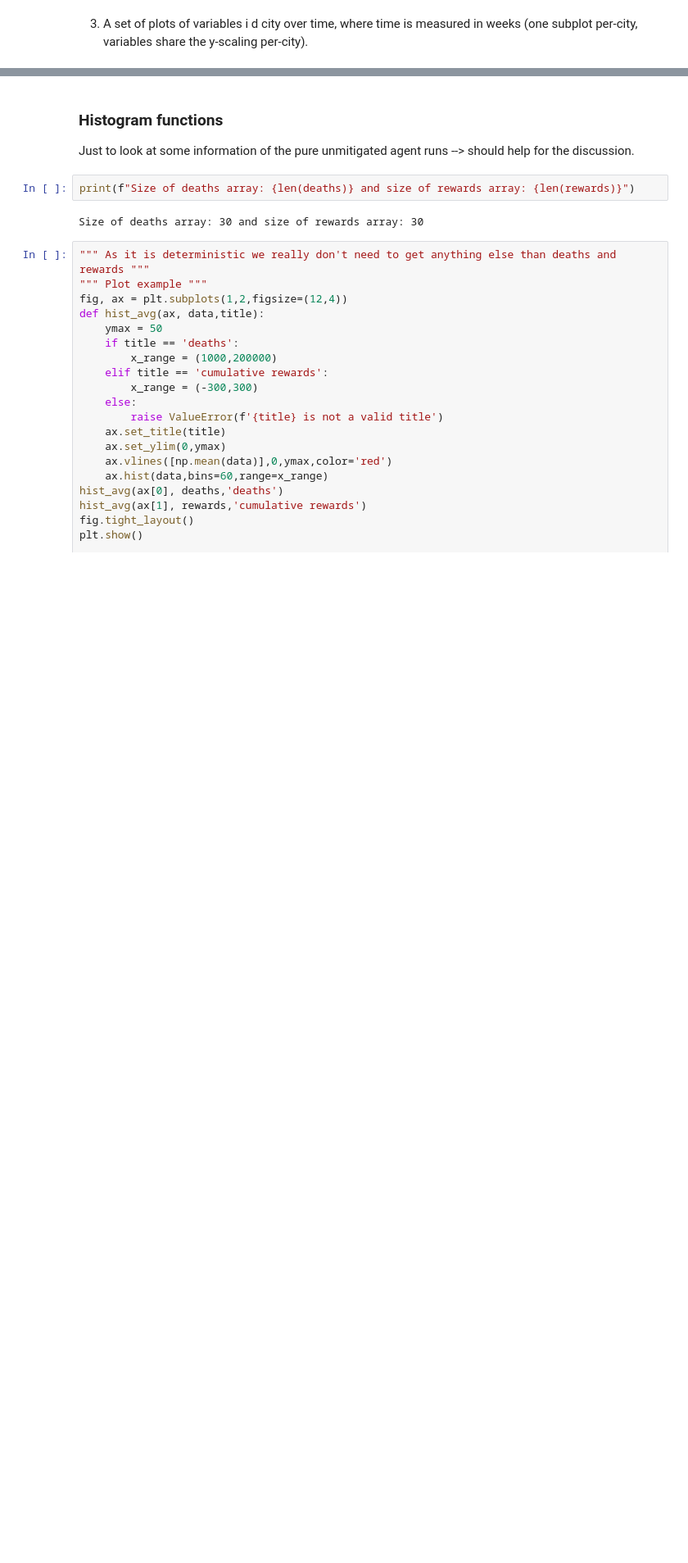
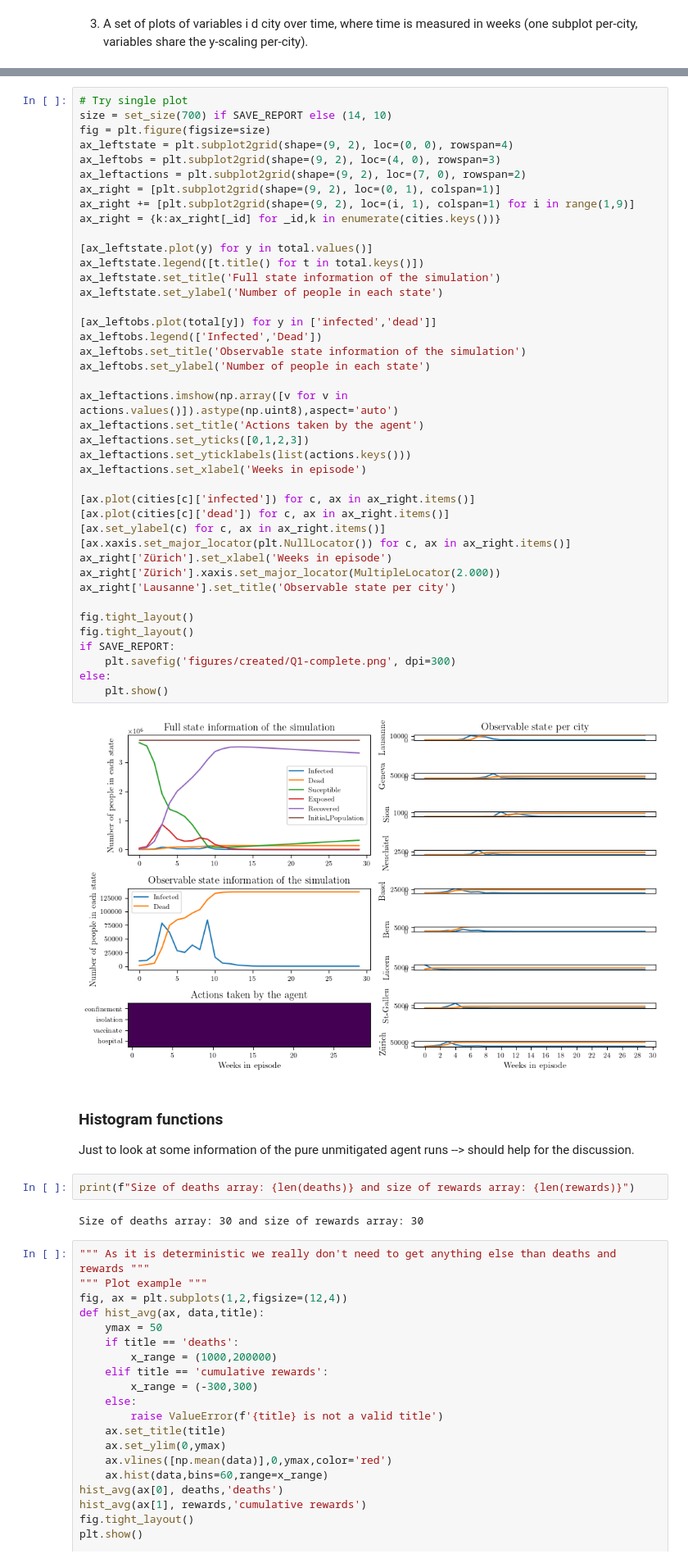
Before and after one commit to Toroto006/ANN-RL-project-DQN, a Jupyter notebook: question1.ipynb, the cells around one changed output, grey strips where cells are left out. Shown: that part at 82% size. Cells and saved outputs as stored; diff of their text form; blank space fills up the shorter version.

Commit message:
Added complete picture to the repo, but that won't work for size reasons

```diff
--- a/question1.ipynb
+++ b/question1.ipynb
@@ -264,3 +264,46 @@ else:
+# %%
+# Try single plot
+size = set_size(700) if SAVE_REPORT else (14, 10)
+fig = plt.figure(figsize=size)
+ax_leftstate = plt.subplot2grid(shape=(9, 2), loc=(0, 0), rowspan=4)
+ax_leftobs = plt.subplot2grid(shape=(9, 2), loc=(4, 0), rowspan=3)
+ax_leftactions = plt.subplot2grid(shape=(9, 2), loc=(7, 0), rowspan=2)
+ax_right = [plt.subplot2grid(shape=(9, 2), loc=(0, 1), colspan=1)]
+ax_right += [plt.subplot2grid(shape=(9, 2), loc=(i, 1), colspan=1) for i in range(1,9)]
+ax_right = {k:ax_right[_id] for _id,k in enumerate(cities.keys())}
+
+[ax_leftstate.plot(y) for y in total.values()]
+ax_leftstate.legend([t.title() for t in total.keys()])
+ax_leftstate.set_title('Full state information of the simulation')
+ax_leftstate.set_ylabel('Number of people in each state')
+
+[ax_leftobs.plot(total[y]) for y in ['infected','dead']]
+ax_leftobs.legend(['Infected','Dead'])
+ax_leftobs.set_title('Observable state information of the simulation')
+ax_leftobs.set_ylabel('Number of people in each state')
+
+ax_leftactions.imshow(np.array([v for v in actions.values()]).astype(np.uint8),aspect='auto')
+ax_leftactions.set_title('Actions taken by the agent')
+ax_leftactions.set_yticks([0,1,2,3])
+ax_leftactions.set_yticklabels(list(actions.keys()))
+ax_leftactions.set_xlabel('Weeks in episode')
+
+[ax.plot(cities[c]['infected']) for c, ax in ax_right.items()]
+[ax.plot(cities[c]['dead']) for c, ax in ax_right.items()]
+[ax.set_ylabel(c) for c, ax in ax_right.items()]
+[ax.xaxis.set_major_locator(plt.NullLocator()) for c, ax in ax_right.items()]
+ax_right['Zürich'].set_xlabel('Weeks in episode')
+ax_right['Zürich'].xaxis.set_major_locator(MultipleLocator(2.000))
+ax_right['Lausanne'].set_title('Observable state per city')
+
+fig.tight_layout()
+fig.tight_layout()
+if SAVE_REPORT:
+    plt.savefig('figures/created/Q1-complete.png', dpi=300)
+else:
+    plt.show()
+# %% [output]
+[figure, added]
 # %% [markdown]
 ### Histogram functions
 Just to look at some information of the pure unmitigated agent runs --> should help for the discussion.
```
Also changed, not shown: parts of 7 cells of this notebook, 1 other file.
